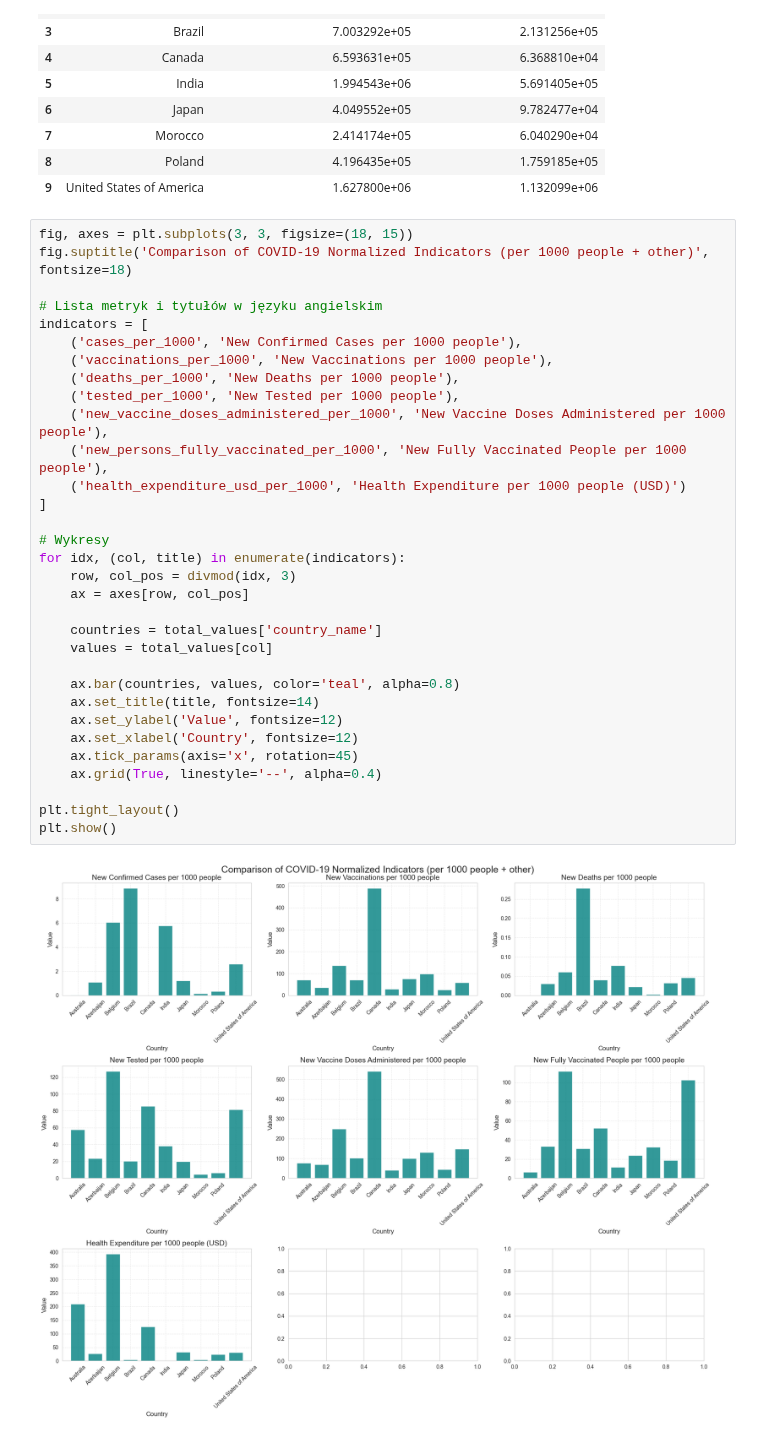
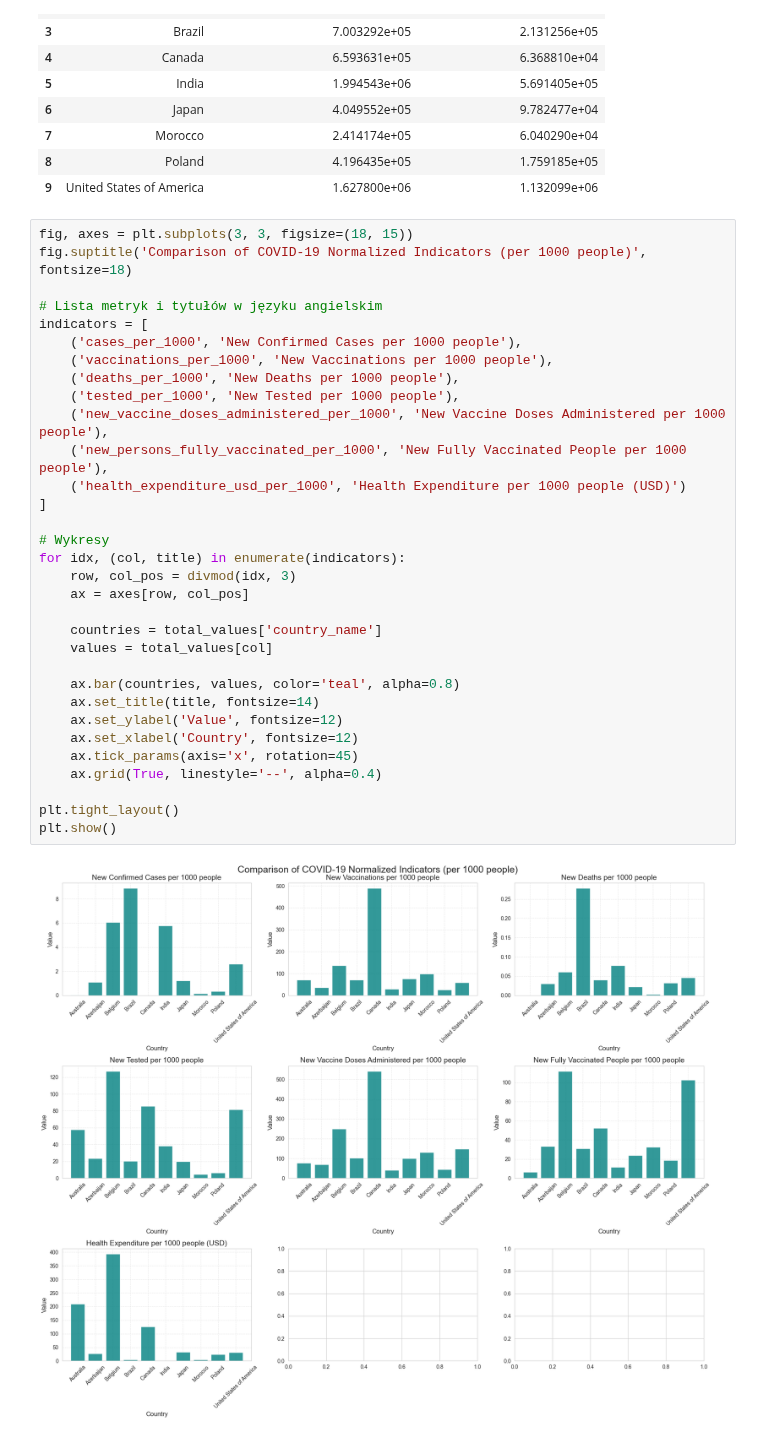
Before and after one commit to JakubKaczmarek5764/BigData1, a Jupyter notebook: zad2.ipynb, the cells around one changed output. Cells and saved outputs as stored; diff of their text form.

```diff
--- a/zad2.ipynb
+++ b/zad2.ipynb
@@ -729,35 +729,35 @@ avg_values_covid_data #TODO: te z countries trzeba dać x1000 bo one są już pe
 | 9 | United States of America | 1.627800e+06 | 1.132099e+06 |
 # %%
 fig, axes = plt.subplots(3, 3, figsize=(18, 15))
-fig.suptitle('Comparison of COVID-19 Normalized Indicators (per 1000 people + other)', fontsize=18)
+fig.suptitle('Comparison of COVID-19 Normalized Indicators (per 1000 people)', fontsize=18)
 
 # Lista metryk i tytułów w języku angielskim
 indicators = [
     ('cases_per_1000', 'New Confirmed Cases per 1000 people'),
     ('vaccinations_per_1000', 'New Vaccinations per 1000 people'),
     ('deaths_per_1000', 'New Deaths per 1000 people'),
     ('tested_per_1000', 'New Tested per 1000 people'),
     ('new_vaccine_doses_administered_per_1000', 'New Vaccine Doses Administered per 1000 people'),
     ('new_persons_fully_vaccinated_per_1000', 'New Fully Vaccinated People per 1000 people'),
     ('health_expenditure_usd_per_1000', 'Health Expenditure per 1000 people (USD)')
 ]
 
 # Wykresy
 for idx, (col, title) in enumerate(indicators):
     row, col_pos = divmod(idx, 3)
     ax = axes[row, col_pos]
 
     countries = total_values['country_name']
     values = total_values[col]
 
     ax.bar(countries, values, color='teal', alpha=0.8)
     ax.set_title(title, fontsize=14)
     ax.set_ylabel('Value', fontsize=12)
     ax.set_xlabel('Country', fontsize=12)
     ax.tick_params(axis='x', rotation=45)
     ax.grid(True, linestyle='--', alpha=0.4)
 
 plt.tight_layout()
 plt.show()
 # %% [output]
-[figure, old version]
+[figure, new version]
```
